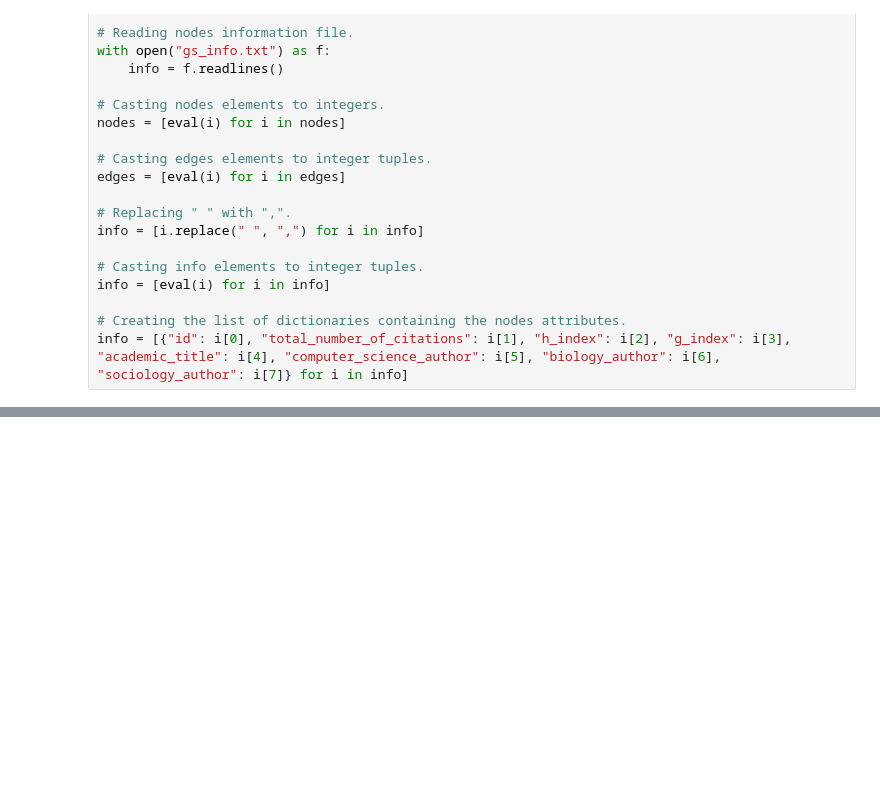
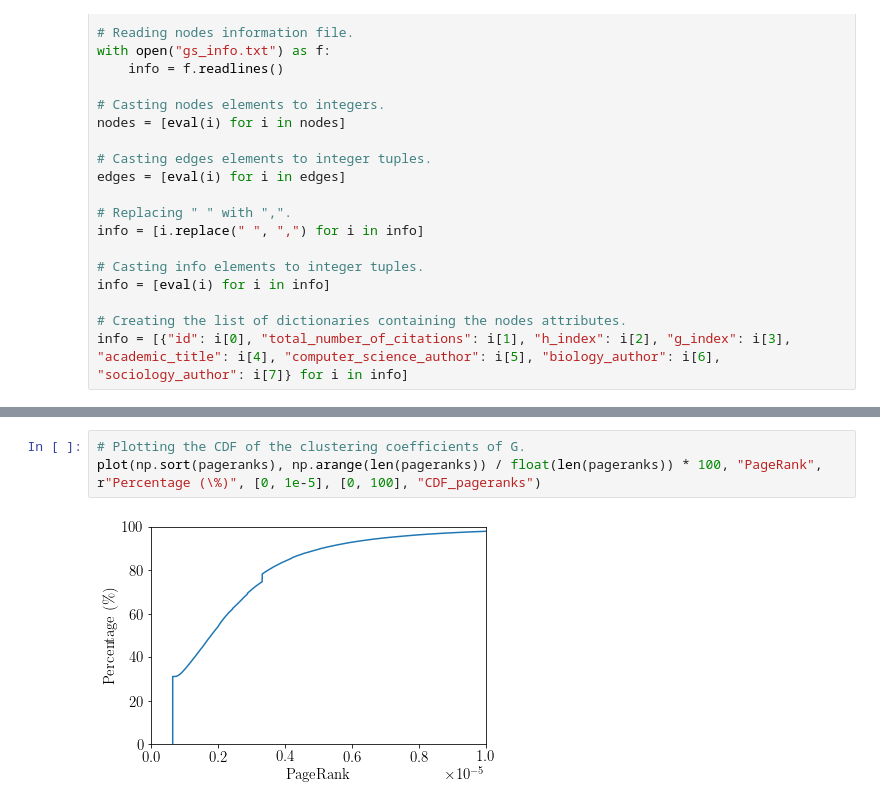
Before and after one commit to matteodonati/co-authorship_network_analysis, a Jupyter notebook: co-authorship_network.ipynb, the cells around one changed output, grey strips where cells are left out. Drawn from its saved outputs; the diff is of its cells as text; blank space fills up the shorter version.

```diff
--- a/co-authorship_network.ipynb
+++ b/co-authorship_network.ipynb
@@ -66,0 +126,5 @@ info = [{"id": i[0], "total_number_of_citations": i[1], "h_index": i[2], "g_inde
+# %%
+# Plotting the CDF of the clustering coefficients of G.
+plot(np.sort(pageranks), np.arange(len(pageranks)) / float(len(pageranks)) * 100, "PageRank", r"Percentage (\%)", [0, 1e-5], [0, 100], "CDF_pageranks")
+# %% [output]
+[figure, added]
```
Also changed, not shown: parts of 11 cells of this notebook, 3 other files.
